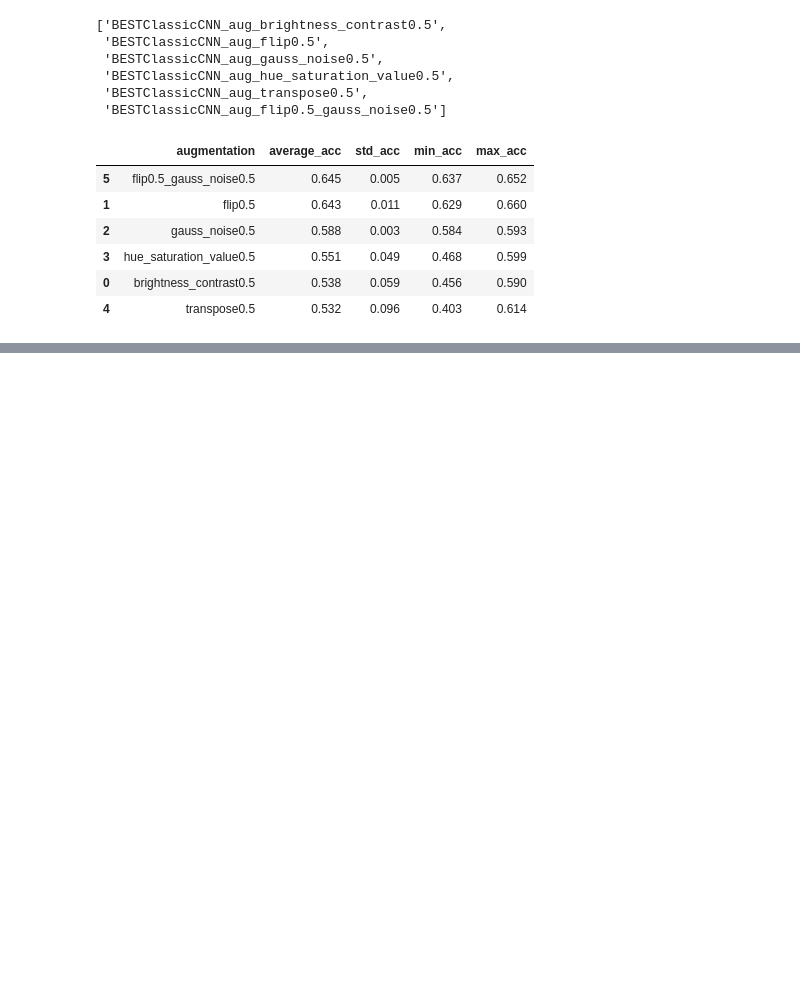
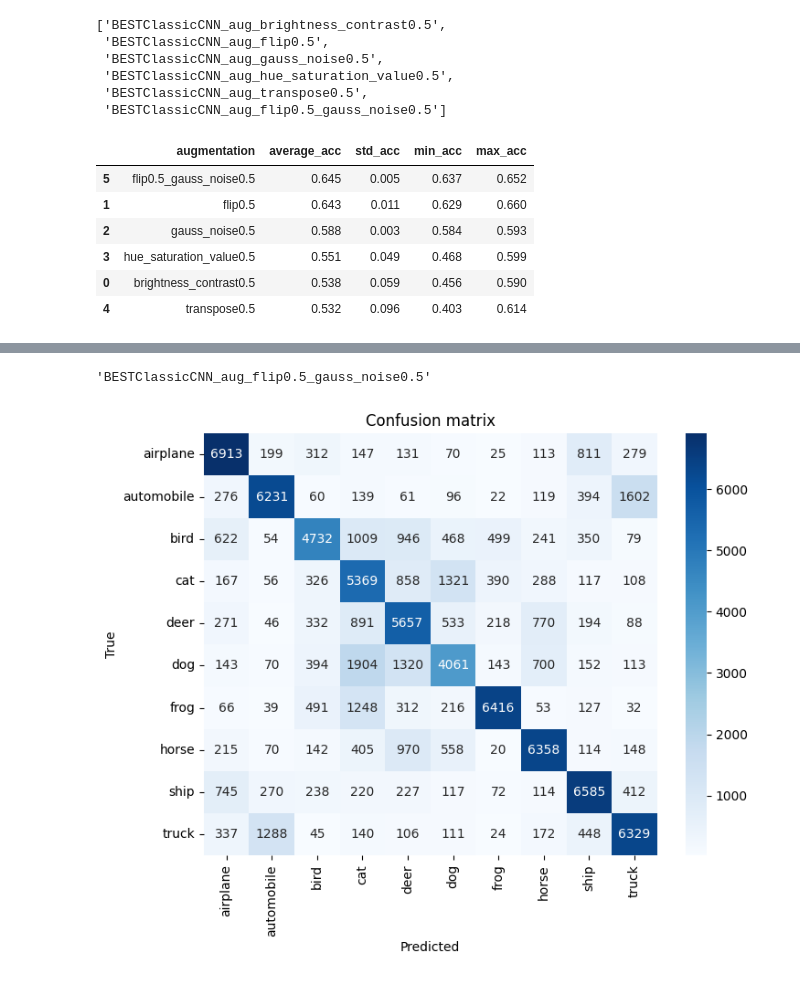
Before and after one commit to amajczyk/2024L_DeepLearning_P1, a Jupyter notebook: summaries/bestCNN_augmentations.ipynb, the cells around one changed output, grey strips where cells are left out. Saved outputs shown, nothing was run; the diff lists cells and outputs as text; code cells hidden in the pictures; blank space fills up the shorter version.

```diff
--- a/summaries/bestCNN_augmentations.ipynb
+++ b/summaries/bestCNN_augmentations.ipynb
@@ -27,6 +28,7 @@ names
  'BESTClassicCNN_aug_flip0.5_gauss_noise0.5']
 # %%
 df = pd.DataFrame()
+best_name = ''
 for name in names:
     df_ = pd.DataFrame()
     model_info = get_model_info(name)
@@ -40,6 +42,9 @@ for name in names:
     df_['min_acc'] = [min_acc]
     df_['max_acc'] = [max_acc]
     df = pd.concat([df, df_])
+    if average_acc >= df['average_acc'].max():
+        best_name = name
+
 df.reset_index(drop=True, inplace=True)
 df.sort_values(by='average_acc', ascending=False, inplace=True)
 df['augmentation'] = df['augmentation'].str[19:]
@@ -52,3 +57,11 @@ df.round(3)
 | 3 | hue_saturation_value0.5 | 0.551 | 0.049 | 0.468 | 0.599 |
 | 0 | brightness_contrast0.5 | 0.538 | 0.059 | 0.456 | 0.590 |
 | 4 | transpose0.5 | 0.532 | 0.096 | 0.403 | 0.614 |
+# %%
+# read labels from labels.json
+labels = dict()
+with open('labels.json') as f:
+    labels = json.load(f)
+# reverse the dictionary
+labels = {v: k for k, v in labels.items()}
+labels
@@ -54,0 +79,23 @@ df.round(3)
+# %%
+best_name
+# %% [output]
+'BESTClassicCNN_aug_flip0.5_gauss_noise0.5'
+# %%
+model_info = get_model_info(best_name)
+model_info['conf_matrix'][np.argmax(model_info['acc'])]
+
+model_info = get_model_info(best_name)
+conf_matrix = model_info['conf_matrix'][np.argmax(model_info['acc'])]
+
+fig, ax = plt.subplots(figsize=(8, 6))
+sns.heatmap(conf_matrix, annot=True, fmt='d', cmap='Blues', ax=ax)
+ax.set_xlabel('Predicted')
+ax.set_ylabel('True')
+ax.set_title('Confusion matrix')
+ax.set_xticks(np.arange(10) + 0.5)
+ax.set_xticklabels([labels[i] for i in range(10)], rotation=90)
+ax.set_yticks(np.arange(10) + 0.5)
+ax.set_yticklabels([labels[i] for i in range(10)], rotation=0)
+plt.show()
+# %% [output]
+[figure, added]
```
Also changed, not shown: parts of 2 cells of this notebook, 9 other files.
